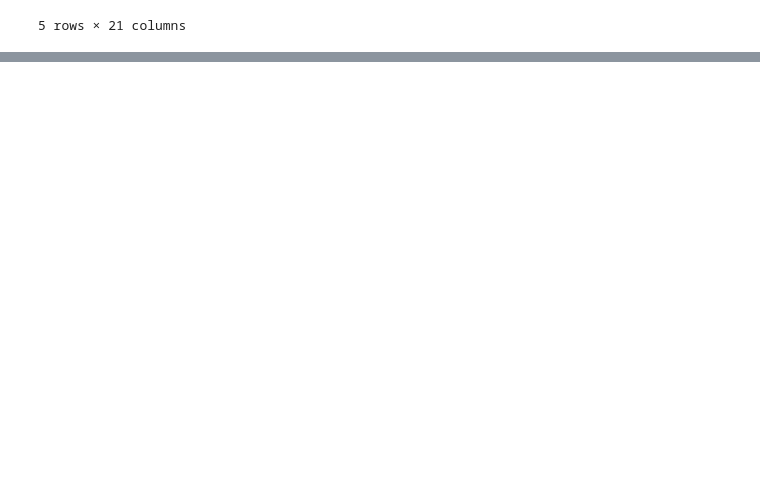
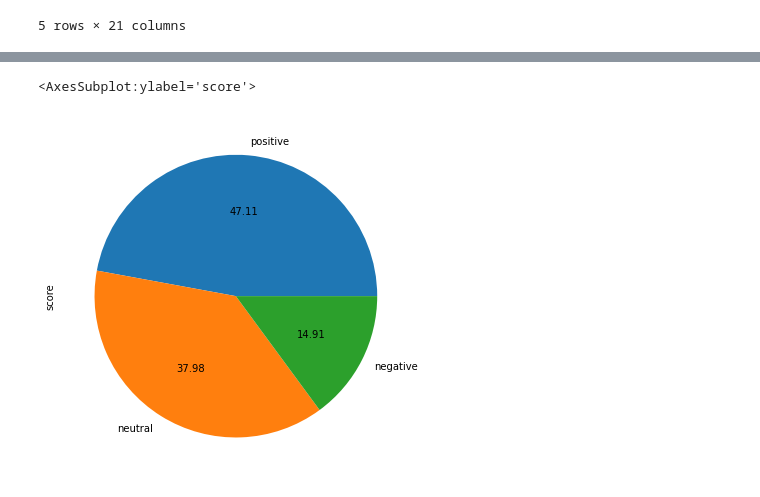
Before and after one commit to khaiyra/10xac-week0_task2, a Jupyter notebook: Challenge__Day2.ipynb, the cells around one changed output, grey strips where cells are left out. Saved outputs shown, nothing was run; the diff lists cells and outputs as text; code cells hidden in the pictures; blank space fills up the shorter version.

```diff
--- a/Challenge__Day2.ipynb
+++ b/Challenge__Day2.ipynb
@@ -249,0 +240,7 @@ SyntaxError: invalid character in identifier (<ipython-input-18-28378666c976>, l
+# %%
+# visualize the score column using barchart
+plt.figure(figsize=(13, 6.5))
+cleanTweet['score'].value_counts().plot(kind='pie', autopct='%.2f')
+# %% [output]
+<AxesSubplot:ylabel='score'>
+[figure, added]
```
Also changed, not shown: parts of 8 cells of this notebook.
